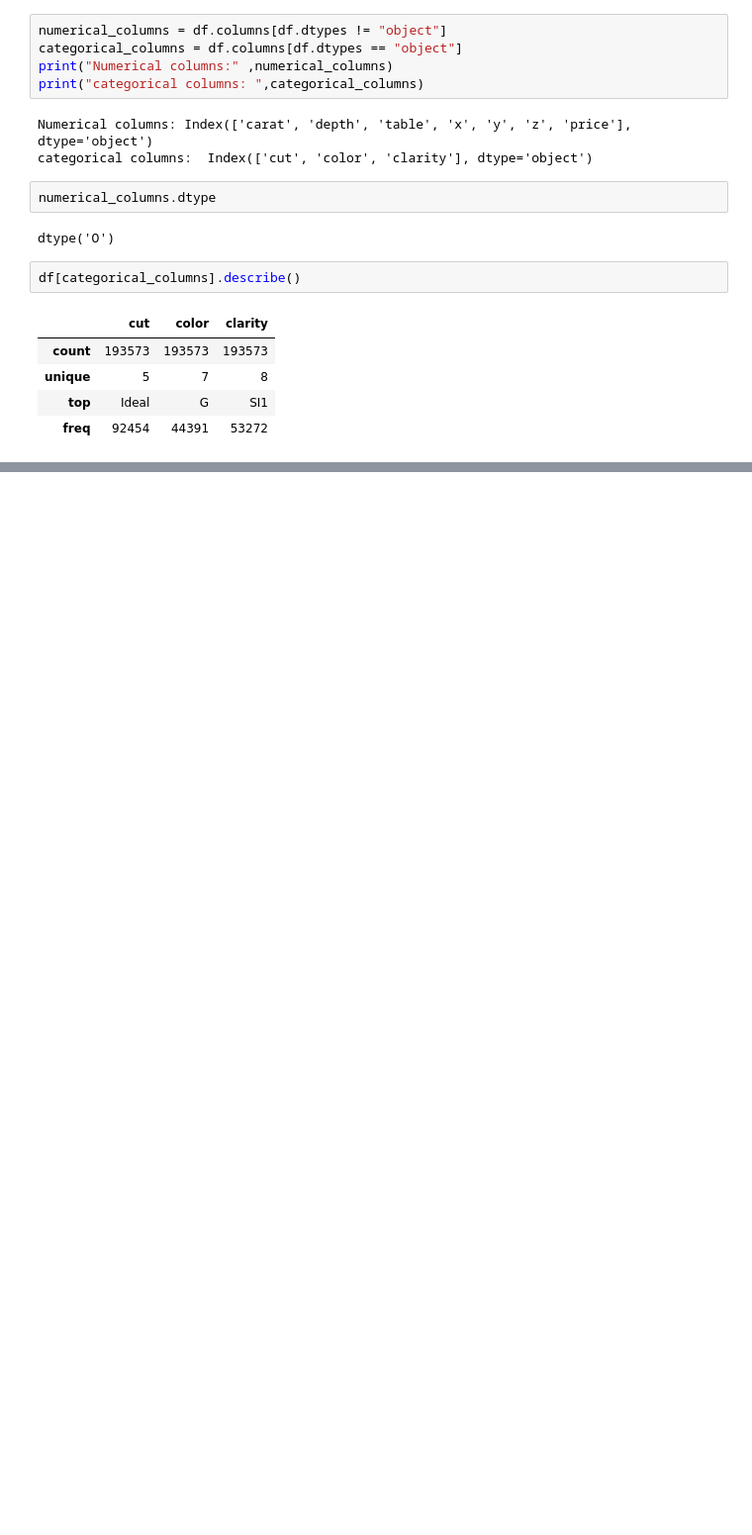
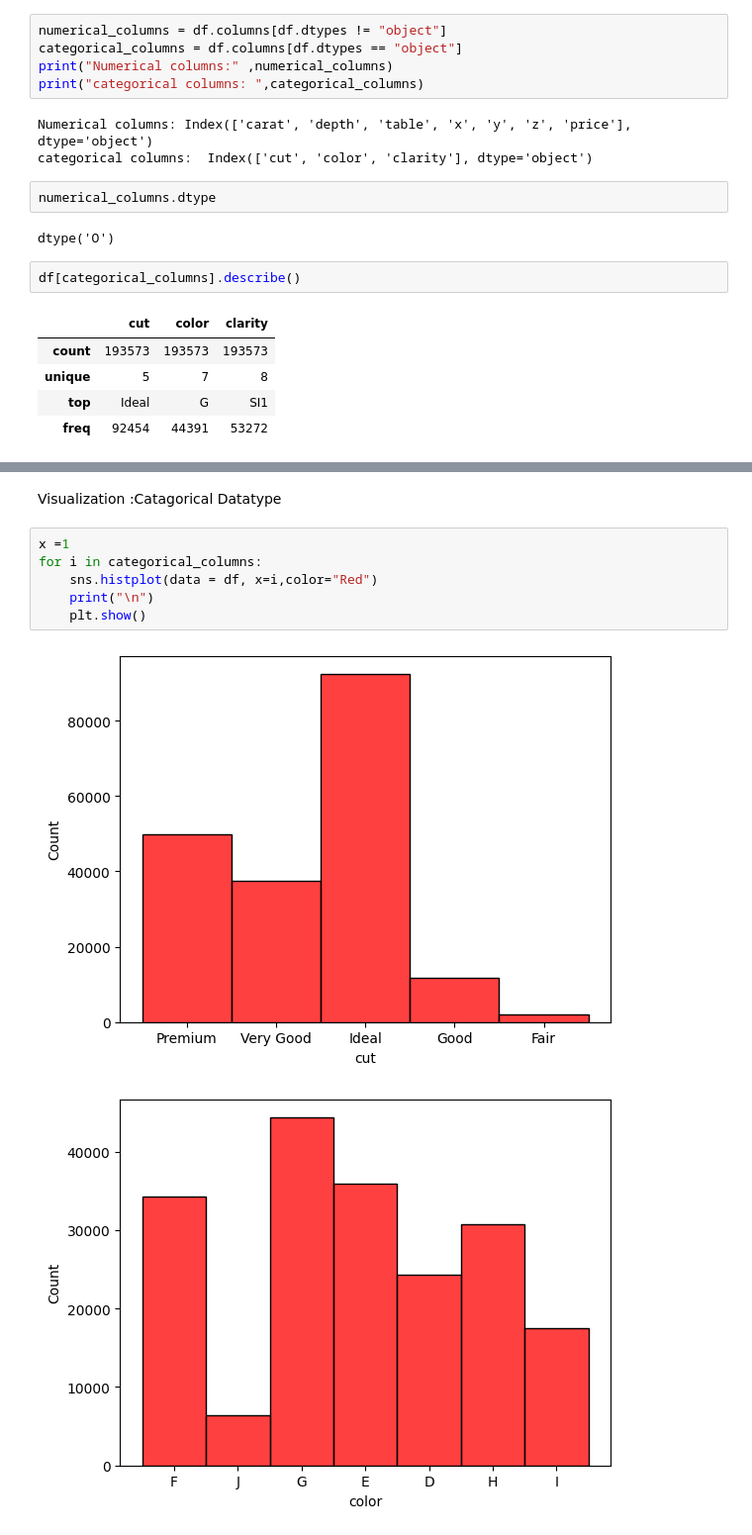
Before and after one commit to zJimpi/ML_pipeline_demo1, a Jupyter notebook: notebooks/eda.ipynb, the cells around one changed output, grey strips where cells are left out. Shown: that part at 99% size. Cells and saved outputs as stored; diff of their text form; blank space fills up the shorter version.

```diff
--- a/notebooks/eda.ipynb
+++ b/notebooks/eda.ipynb
@@ -92,0 +112,11 @@ df[categorical_columns].describe()
+# %% [markdown]
+Visualization :Catagorical Datatype
+# %%
+x =1
+for i in categorical_columns:
+    sns.histplot(data = df, x=i,color="Red")
+    print("\n")
+    plt.show()
+# %% [output]
+[figure, added]
+[figure, added]
```
Also changed, not shown: parts of 7 cells of this notebook, 1 other file.
